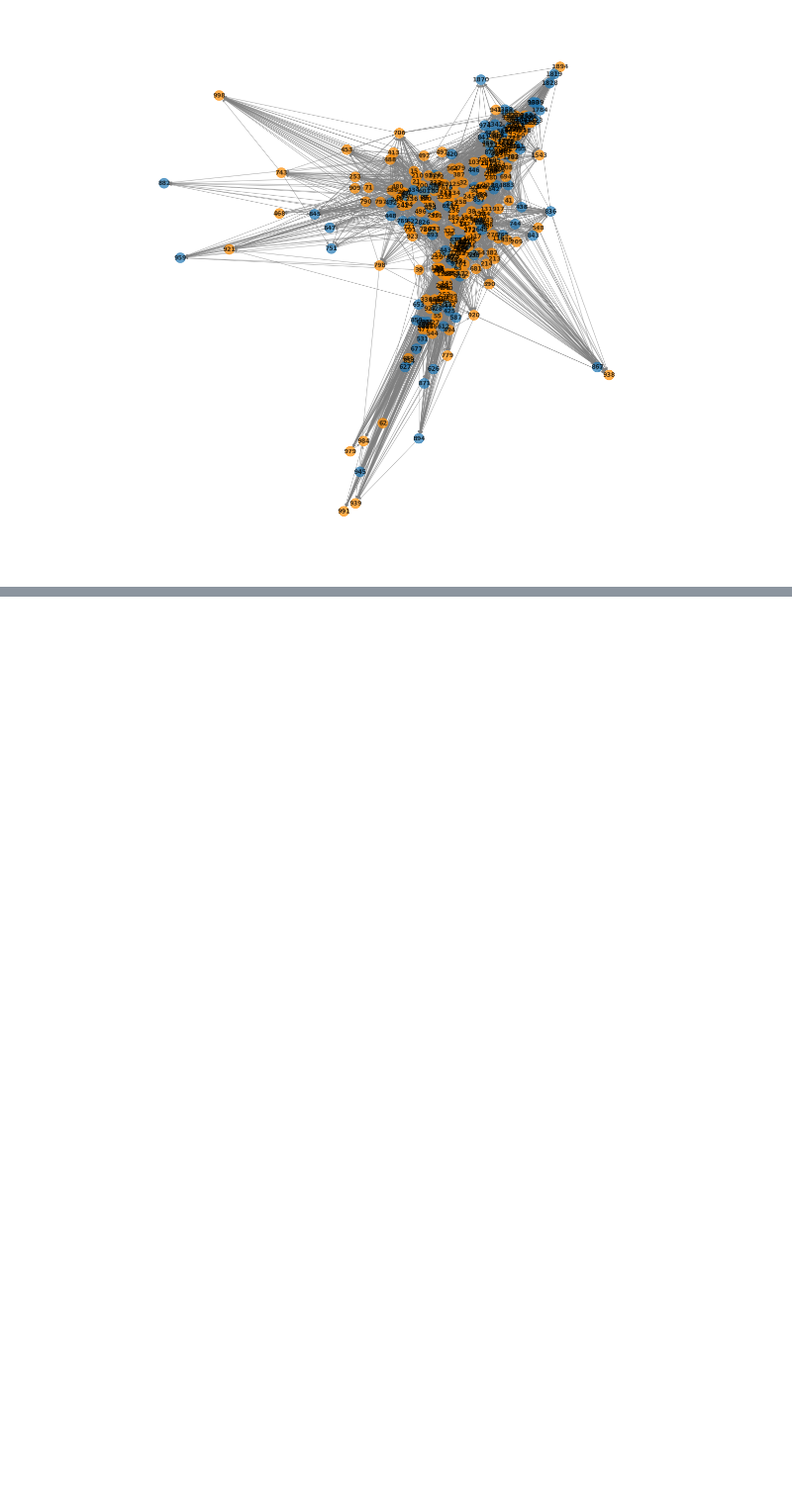
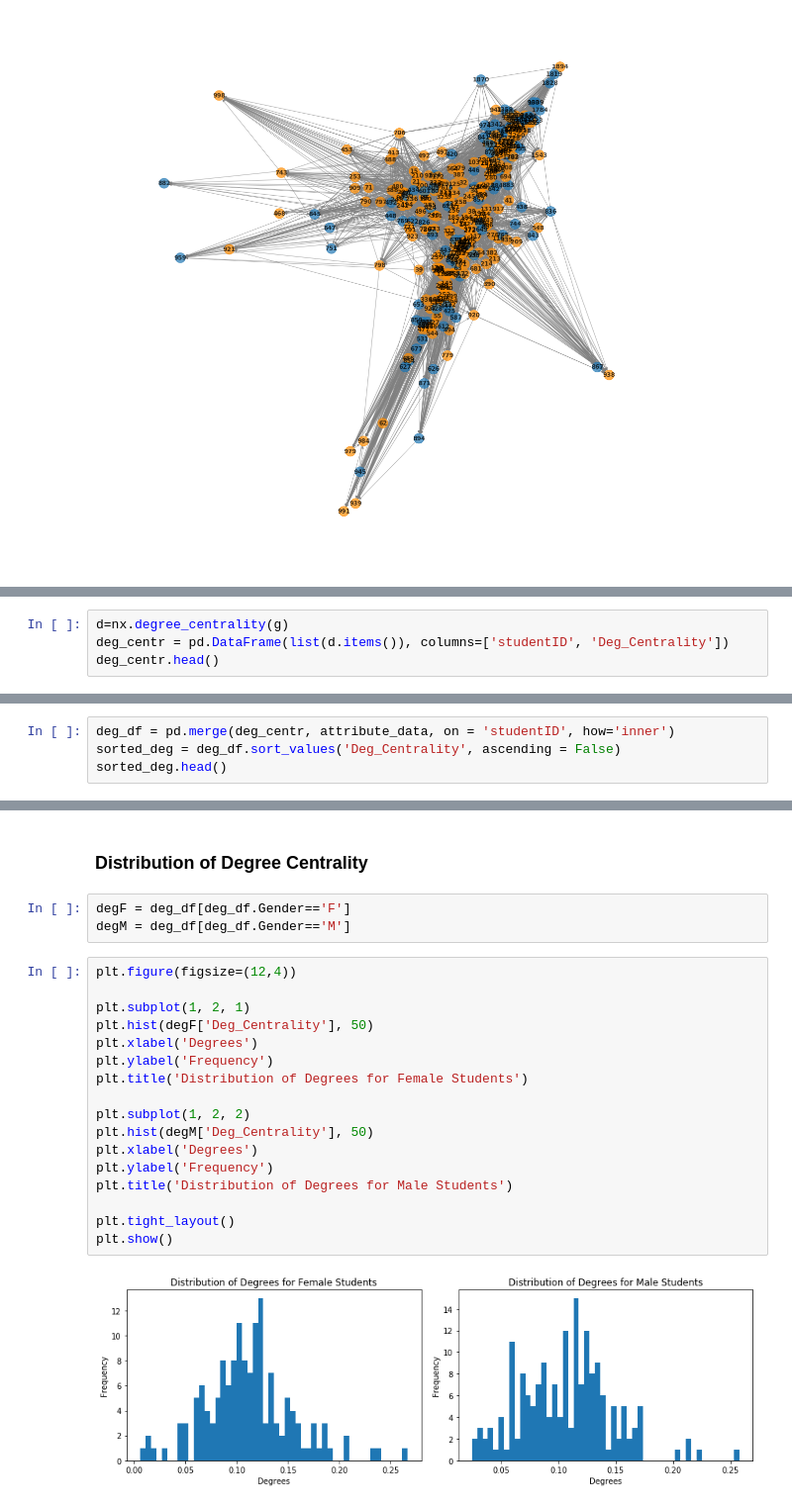
Before and after one commit to dsimband/DATA620_Group3, a Jupyter notebook: Week5_Project1/np_nx 2.ipynb, the cells around one changed output, grey strips where cells are left out. Shown at 99% size. Saved outputs shown, nothing was run; the diff lists cells and outputs as text; blank space fills up the shorter version.

```diff
--- a/Week5_Project1/np_nx 2.ipynb
+++ b/Week5_Project1/np_nx 2.ipynb
@@ -119,0 +120,4 @@ edge_color="grey", alpha=0.7)
+# %%
+d=nx.degree_centrality(g)
+deg_centr = pd.DataFrame(list(d.items()), columns=['studentID', 'Deg_Centrality'])
+deg_centr.head()
@@ -119,0 +131,4 @@ edge_color="grey", alpha=0.7)
+# %%
+deg_df = pd.merge(deg_centr, attribute_data, on = 'studentID', how='inner')
+sorted_deg = deg_df.sort_values('Deg_Centrality', ascending = False)
+sorted_deg.head()
@@ -119,0 +142,24 @@ edge_color="grey", alpha=0.7)
+# %% [markdown]
+### Distribution of Degree Centrality
+# %%
+degF = deg_df[deg_df.Gender=='F']
+degM = deg_df[deg_df.Gender=='M']
+# %%
+plt.figure(figsize=(12,4))
+
+plt.subplot(1, 2, 1)
+plt.hist(degF['Deg_Centrality'], 50)
+plt.xlabel('Degrees')
+plt.ylabel('Frequency')
+plt.title('Distribution of Degrees for Female Students')
+
+plt.subplot(1, 2, 2)
+plt.hist(degM['Deg_Centrality'], 50)
+plt.xlabel('Degrees')
+plt.ylabel('Frequency')
+plt.title('Distribution of Degrees for Male Students')
+
+plt.tight_layout()
+plt.show()
+# %% [output]
+[figure, added]
```
Also changed, not shown: parts of 5 cells of this notebook.
